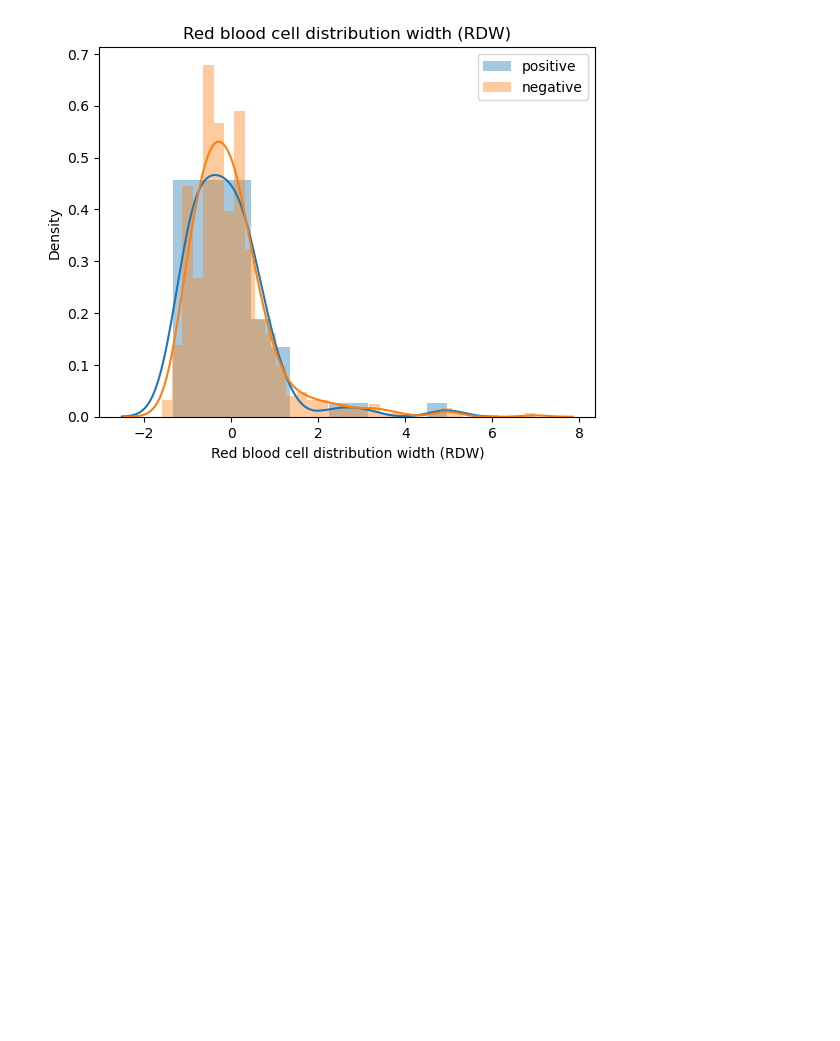
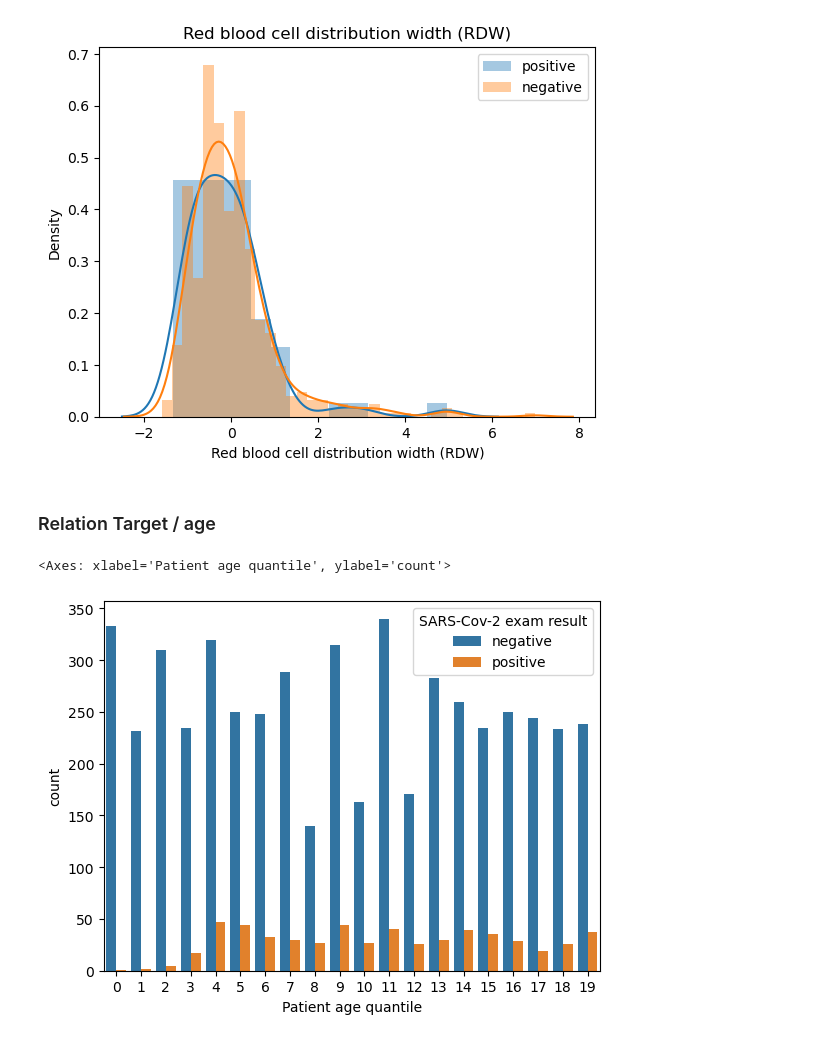
Before and after one commit to lorida0777/Diagnosis_of_COVID_19, a Jupyter notebook: EDA.ipynb, the cells around one changed output. Drawn from its saved outputs; the diff is of its cells as text; code cells hidden in the pictures; blank space fills up the shorter version.

```diff
--- a/EDA.ipynb
+++ b/EDA.ipynb
@@ -397,3 +399,10 @@ for col in blood_colums:
 [figure]
 [figure]
 [figure]
+# %% [markdown]
+### Relation Target / age
+# %%
+sns.countplot(x='Patient age quantile', hue='SARS-Cov-2 exam result', data=df)
+# %% [output]
+<Axes: xlabel='Patient age quantile', ylabel='count'>
+[figure, added]
```
Also changed, not shown: parts of 1 cell of this notebook.
